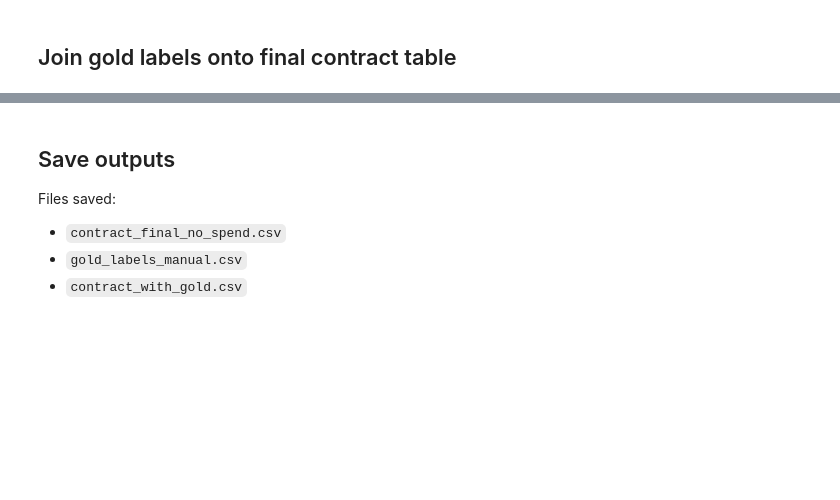
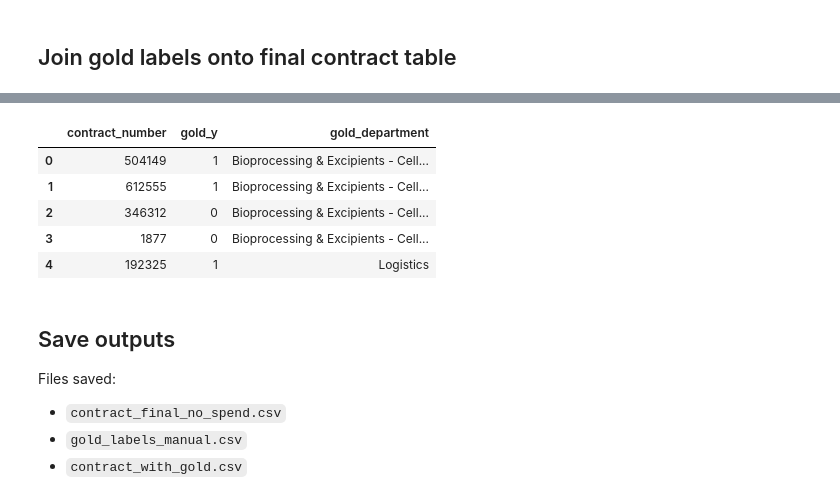
Before and after one commit to ThomasRoennebek/Signal_Fusion_with_Meta-learners-, a Jupyter notebook: notebooks/07_joining.ipynb, the cells around one changed output, grey strips where cells are left out. Cells and saved outputs as stored; diff of their text form; code cells hidden in the pictures; blank space fills up the shorter version.

```diff
--- a/notebooks/07_joining.ipynb
+++ b/notebooks/07_joining.ipynb
@@ -1428,3 +1438,12 @@ Unique gold-labeled contracts in final table: 12
+# %%
+df_gold_manual.head()
+# %% [output]
+|  | contract_number | gold_y | gold_department |
+| 0 | 504149 | 1 | Bioprocessing & Excipients - Cell... |
+| 1 | 612555 | 1 | Bioprocessing & Excipients - Cell... |
+| 2 | 346312 | 0 | Bioprocessing & Excipients - Cell... |
+| 3 | 1877 | 0 | Bioprocessing & Excipients - Cell... |
+| 4 | 192325 | 1 | Logistics |
 # %% [markdown]
 ## Save outputs
 
```
Also changed, not shown: parts of 9 cells of this notebook, 3 other files.
